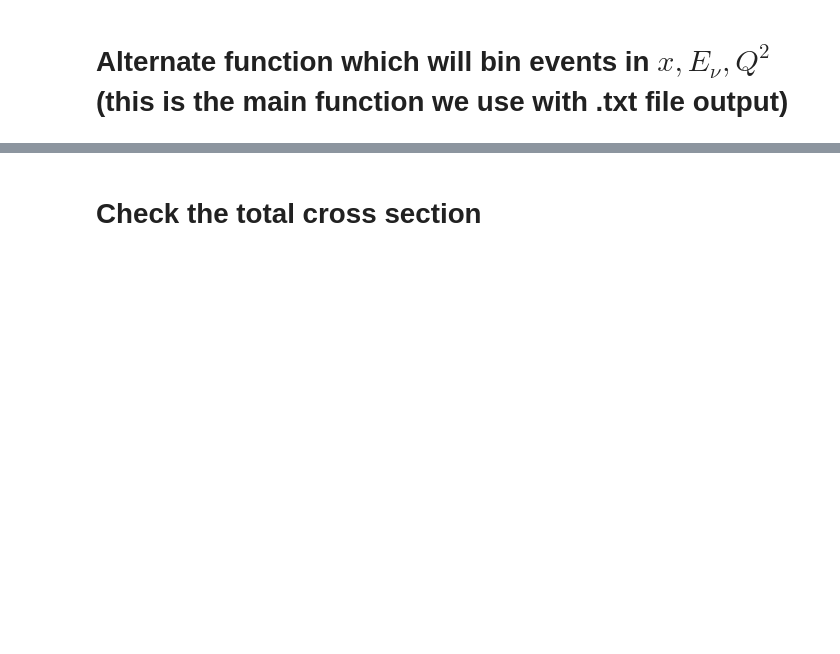
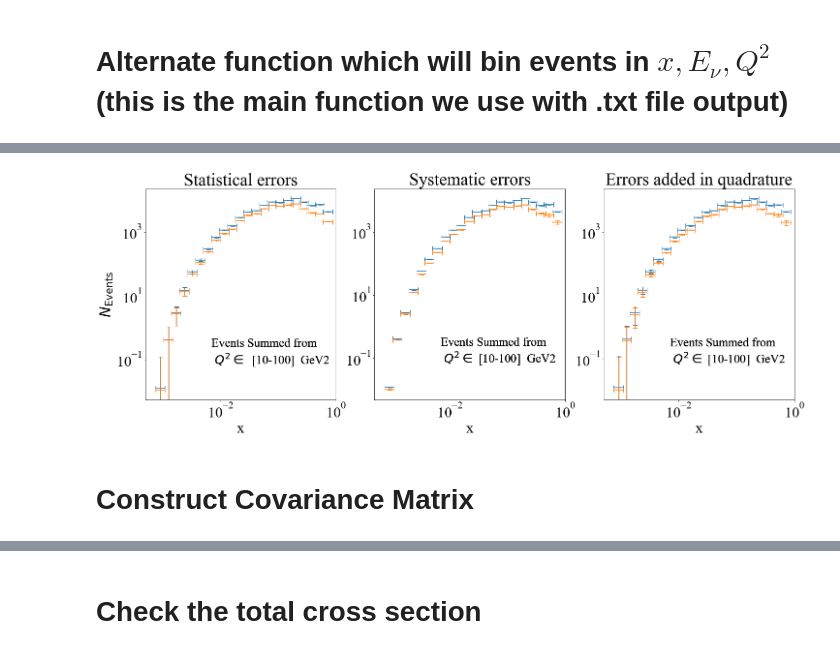
Before and after one commit to LHCfitNikhef/FPF-WG1, a Jupyter notebook: results/PDFsAtFPF.ipynb, the cells around one changed output, grey strips where cells are left out. Saved outputs shown, nothing was run; the diff lists cells and outputs as text; code cells hidden in the pictures; blank space fills up the shorter version.

```diff
--- a/results/PDFsAtFPF.ipynb
+++ b/results/PDFsAtFPF.ipynb
@@ -428,0 +1254,71 @@ winsound.Beep(440,250)
+# %%
+plt.rcParams["font.family"] = "Times New Roman";plt.rcParams["font.size"] = 30
+
+experiment = 'FASERv2';neutrino = 14
+x_lower, x_upper, q2_lower,q2_upper,N_array,stat_error,sys_error = file_reader(experiment,neutrino)
+
+#sum in certain q range
+q2min = 10;q2max = 100
+locs_above = np.where(q2_lower >= q2min)[0];locs_below = np.where(q2_upper <= q2max)[0];
+locs = list(set(locs_above) & set(locs_below))
+#sum over multiple x's
+
+N_plot = N_array[locs];x_plot = x_lower[locs];sys_plot = sys_error[locs];stat_plot = stat_error[locs]
+x_ploterr = (x_upper[locs]-x_plot)/2
+#plot
+fig,(ax1,ax2,ax3) = plt.subplots(1,3,figsize = (24,8))
+ax1.errorbar(x_plot,N_plot,xerr = x_ploterr,yerr = stat_plot,label = 'statstical error',ls = 'none',capsize = 5)
+ax1.set_xscale('log')
+ax1.set_yscale('log')
+ax2.set_xscale('log')
+ax2.set_yscale('log')
+ax3.set_xscale('log')
+ax3.set_yscale('log')
+ax2.errorbar(x_plot,N_plot,xerr = x_ploterr,yerr = sys_plot,label = 'Statistical Errors',ls = 'none',capsize = 5)
+ax3.errorbar(x_plot,N_plot,xerr = x_ploterr,yerr = np.sqrt(sys_plot**2+stat_plot**2),label = 'Systematic error',ls = 'none',capsize = 5)
+ax1.set_title('Statistical errors');ax2.set_title('Systematic errors');ax3.set_title('Errors added in quadrature')
+ax1.set_xlabel('x');ax2.set_xlabel('x');ax3.set_xlabel('x')
+ax1.set_ylabel(r'$N_{\rm Events}$')
+ax1.text(0.7e-2,7e-2,'Events Summed from \n $Q^2\in$  [%s-%s]  GeV2' %(str(q2min),str(q2max)),fontsize = 25)
+ax2.text(0.7e-2,7e-2,'Events Summed from \n $Q^2\in$ [%s-%s]  GeV2' %(str(q2min),str(q2max)),fontsize = 25)
+ax3.text(0.7e-2,7e-2,'Events Summed from \n $Q^2\in$ [%s-%s]  GeV2' %(str(q2min),str(q2max)),fontsize = 25)
+ax1.set_xlim(5e-4,1e0);ax2.set_xlim(5e-4,1e0);ax3.set_xlim(5e-4,1e0)
+stringsave = '_'.join(['error_plot',experiment,str(neutrino)])+'.pdf'
+# plt.savefig(stringsave,bbox_inches='tight')
+
+
+experiment = 'FASERv2_optimistic';
+x_lower, x_upper, q2_lower,q2_upper,N_array,stat_error,sys_error = file_reader(experiment,neutrino)
+
+#sum in certain q range
+q2min = 10;q2max = 100
+locs_above = np.where(q2_lower >= q2min)[0];locs_below = np.where(q2_upper <= q2max)[0];
+locs = list(set(locs_above) & set(locs_below))
+#sum over multiple x's
+
+N_plot = N_array[locs];x_plot = x_lower[locs];sys_plot = sys_error[locs];stat_plot = stat_error[locs]
+x_ploterr = (x_upper[locs]-x_plot)/2
+#plot
+# fig,(ax1,ax2,ax3) = plt.subplots(1,3,figsize = (24,8))
+ax1.errorbar(x_plot,N_plot,xerr = x_ploterr,yerr = stat_plot,label = 'statstical error',ls = 'none',capsize = 5)
+ax1.set_xscale('log')
+ax1.set_yscale('log')
+ax2.set_xscale('log')
+ax2.set_yscale('log')
+ax3.set_xscale('log')
+ax3.set_yscale('log')
+ax2.errorbar(x_plot,N_plot,xerr = x_ploterr,yerr = sys_plot,label = 'Statistical Errors',ls = 'none',capsize = 5)
+ax3.errorbar(x_plot,N_plot,xerr = x_ploterr,yerr = np.sqrt(sys_plot**2+stat_plot**2),label = 'Systematic error',ls = 'none',capsize = 5)
+ax1.set_title('Statistical errors');ax2.set_title('Systematic errors');ax3.set_title('Errors added in quadrature')
+ax1.set_xlabel('x');ax2.set_xlabel('x');ax3.set_xlabel('x')
+ax1.set_ylabel(r'$N_{\rm Events}$')
+ax1.text(0.7e-2,7e-2,'Events Summed from \n $Q^2\in$  [%s-%s]  GeV2' %(str(q2min),str(q2max)),fontsize = 25)
+ax2.text(0.7e-2,7e-2,'Events Summed from \n $Q^2\in$ [%s-%s]  GeV2' %(str(q2min),str(q2max)),fontsize = 25)
+ax3.text(0.7e-2,7e-2,'Events Summed from \n $Q^2\in$ [%s-%s]  GeV2' %(str(q2min),str(q2max)),fontsize = 25)
+ax1.set_xlim(5e-4,1e0);ax2.set_xlim(5e-4,1e0);ax3.set_xlim(5e-4,1e0)
+stringsave = '_'.join(['error_plot',experiment,str(neutrino)])+'.pdf'
+plt.savefig(stringsave,bbox_inches='tight')
+# %% [output]
+[figure, added]
+# %% [markdown]
+# Construct Covariance Matrix
```
Also changed, not shown: parts of 33 cells of this notebook.
